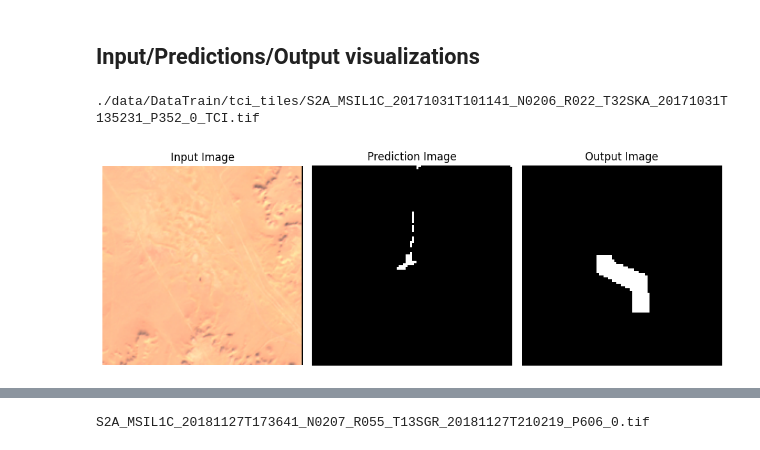
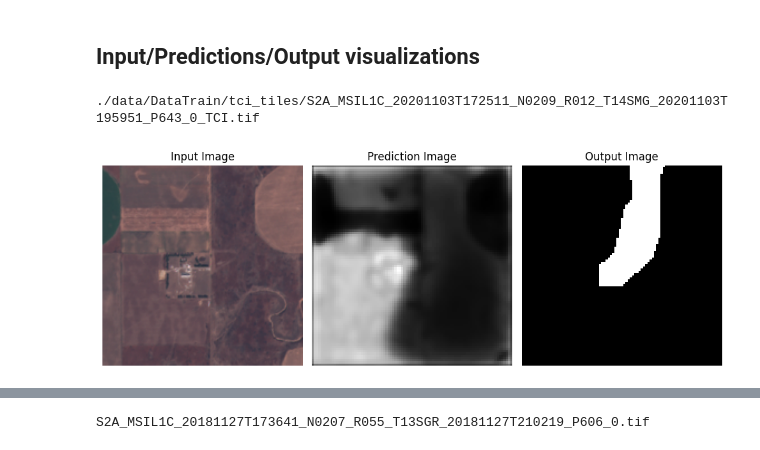
Before and after one commit to Belkadi-widad/QuantaMinds, a Jupyter notebook: src/Results_visualizations.ipynb, the cells around one changed output, grey strips where cells are left out. Drawn from its saved outputs; the diff is of its cells as text; code cells hidden in the pictures.

```diff
--- a/src/Results_visualizations.ipynb
+++ b/src/Results_visualizations.ipynb
@@ -42,9 +69,11 @@ def get_best_model(df_result, archi_num, index=0 ):
         df = df_result
     else:
         df = df_result[df_result['archi']== archi_num]
+
     if len(df)>0:
         df_sorted = df.sort_values(by =['val_loss', 'train_loss'], ascending=True)
-        best_model_infos = df_sorted.loc[index]
+        best_model_infos = df_sorted.iloc[index]
+        # print(best_model_infos)
         return best_model_infos
     return None
 
@@ -76,10 +125,10 @@ def get_best_model_metrics(df_results, archi_num = 'Archi1',  index =0):
 import matplotlib.pyplot as plt
 
 
-Architetcures =['Archi1', 'Archi2', 'Archi3', 'Archi4', 'Archi4']
+Architetcures =['Archi1', 'Archi2', 'Archi3', 'Archi4', 'Archi5', 'classical']
 
-# Number of models and layout
-num_models = 5
+# Number of mdels and layout
+num_models = 6
 rows, cols = 3, 2  # 3 rows and 2 columns
 
 fig, axs = plt.subplots(rows, cols, figsize=(15, 12))
@@ -89,11 +138,18 @@ i=0
 for archi_num in Architetcures :
 # Iterate over the models and plot on each subplot
     row, col = divmod(i, cols)  # Calculate row and column index
-    df, _ = get_best_model_metrics(df_results, archi_num = archi_num)
+    index=0
+    if archi_num == 'Archi5':
+        index=1
+    df, _ = get_best_model_metrics(df_results, archi_num = archi_num, index= index)
     if len(df)>0:
         axs[row, col].plot(df['epoch'], df['train_loss'], marker='o', label='Train Loss', color='blue')
         axs[row, col].plot(df['epoch'], df['val_loss'], marker='o', label='Val Loss', color='red')
-        axs[row, col].set_title(f'Best model  {archi_num}')
+        if archi_num in ['Archi1','Archi2', 'Archi3', 'Archi4', 'Archi5']:
+            title = 'Best model QCU-net:'
+        else:
+            title = 'Best model U-net:'
+        axs[row, col].set_title(f'{title} {archi_num}')
         axs[row, col].set_xlabel('Epoch')
         axs[row, col].set_ylabel('Loss')
         axs[row, col].grid(True)
@@ -114,10 +170,10 @@ plt.show()
 import matplotlib.pyplot as plt
 
 
-Architetcures =['Archi1', 'Archi2', 'Archi3', 'Archi4', 'Archi4']
+Architetcures =['Archi1', 'Archi2', 'Archi3', 'Archi4', 'Archi5', 'classical']
 
-# Number of models and layout
-num_models = 5
+# Number of mdels and layout
+num_models = 6
 rows, cols = 3, 2  # 3 rows and 2 columns
 
 fig, axs = plt.subplots(rows, cols, figsize=(15, 12))
@@ -125,10 +181,17 @@ i=0
 for archi_num in Architetcures :
 # Iterate over the models and plot on each subplot
     row, col = divmod(i, cols)  # Calculate row and column index
-    df, _ = get_best_model_metrics(df_results, archi_num = archi_num)
+    index=0
+    if archi_num == 'Archi5':
+        index=1
+    df, _ = get_best_model_metrics(df_results, archi_num = archi_num, index=index)
     if len(df)>0:
         axs[row, col].plot(df['epoch'], df['train_acc'], label='Training Accuracy', marker='o', color='green')
-        axs[row, col].set_title(f'Best model {archi_num}')
+        if archi_num in ['Archi1','Archi2', 'Archi3', 'Archi4', 'Archi5']:
+            title = 'Best model QCU-net:'
+        else:
+            title = 'Best model U-net:'
+        axs[row, col].set_title(f'{title} {archi_num}')
         axs[row, col].set_xlabel('Epoch')
         axs[row, col].set_ylabel('Accuracy')
         axs[row, col].grid(True)
@@ -334,10 +365,10 @@ torch.Size([1, 90, 90])
 # %%
 import pandas as pd
 import matplotlib.pyplot as plt
-from PIL import Image
+from PIL import *
 
 
-input_image_name= 'S2A_MSIL1C_20171031T101141_N0206_R022_T32SKA_20171031T135231_P352_0'
+input_image_name= 'S2A_MSIL1C_20201103T172511_N0209_R012_T14SMG_20201103T195951_P643_0'
 
 def plot_input_output_prediction(prediction=None ,input_image_name= input_image_name, directory = './data/DataTrain'  ):
 
@@ -345,35 +376,32 @@ def plot_input_output_prediction(prediction=None ,input_image_name= input_image_
     print(input_image_path)
     # Load the input PNG image using rasterio
     input_image = Image.open(input_image_path)
 
     # Load the output CSV file
     output_csv_path = f'{directory}/output_matrix/{input_image_name}.csv'  # replace with your actual CSV file path
     output_image = pd.read_csv(output_csv_path, header=None).values
 
     # Create a figure with 1 row and 2 columns for side-by-side plots
     fig, axs = plt.subplots(1, 3, figsize=(10, 5))
 
     # Plot the input image (PNG)
     axs[0].imshow(input_image, cmap='gray')
     axs[0].set_title('Input Image')
     axs[0].axis('off')  # Hide the axis
 
     # Plot the prediction image (CSV)
     axs[1].imshow(prediction, cmap='gray', interpolation='nearest')
     axs[1].set_title('Prediction Image')
     axs[1].axis('off')  # Hide the axis
 
     # Plot the output image (CSV)
     axs[2].imshow(output_image, cmap='gray', interpolation='nearest')
     axs[2].set_title('Output Image')
     axs[2].axis('off')  # Hide the axis
 
     # Show the plots
     plt.tight_layout()
     plt.show()
-
-prediction = pd.read_csv('./predictions/bestModel/S2A_MSIL1C_20171031T101141_N0206_R022_T32SKA_20171031T135231_P352_2.csv', header=None).values
-plot_input_output_prediction(prediction = prediction)
 # %% [output]
-./data/DataTrain/tci_tiles/S2A_MSIL1C_20171031T101141_N0206_R022_T32SKA_20171031T135231_P352_0_TCI.tif
+./data/DataTrain/tci_tiles/S2A_MSIL1C_20201103T172511_N0209_R012_T14SMG_20201103T195951_P643_0_TCI.tif
-[figure, old version]
+[figure, new version]
```
Also changed, not shown: parts of 11 cells of this notebook, 43 other files.
